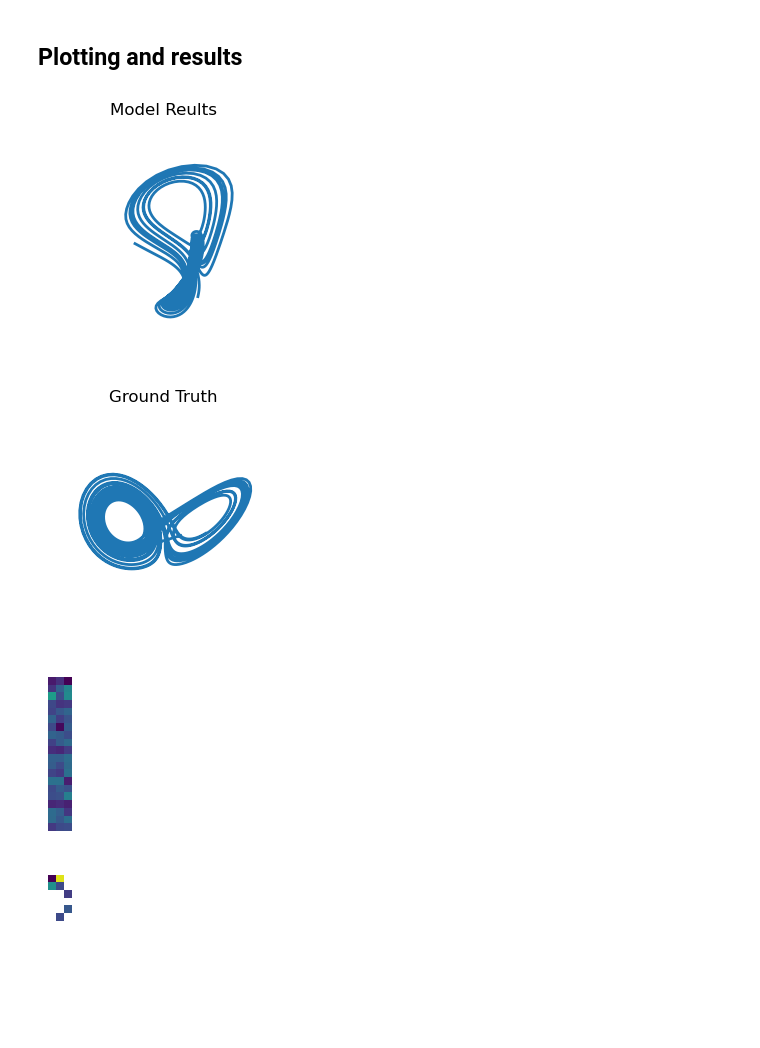
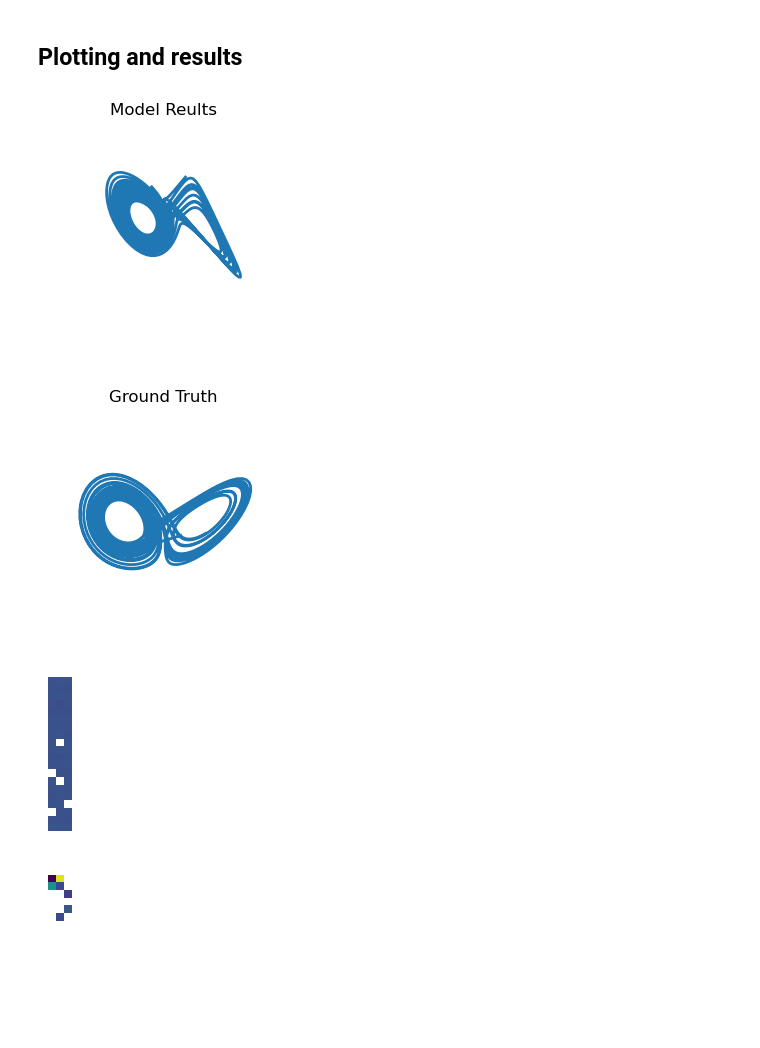
Before and after one commit to bkolev19/Deep_Learning_G03, a Jupyter notebook: Lorenz/lorenz_analyse.ipynb, the cells around one changed output. Drawn from its saved outputs; the diff is of its cells as text; code cells hidden in the pictures.

```diff
--- a/Lorenz/lorenz_analyse.ipynb
+++ b/Lorenz/lorenz_analyse.ipynb
@@ -22,7 +16,8 @@ Name of current CUDA device:NVIDIA GeForce RTX 3070 Ti Laptop GPU
 # %%
 data_path           = os.getcwd() + '/'
 save_name           = 'lorents_model_analysed'
-params              = pickle.load(open('lorenz_trained_model.pkl', 'rb'))
+params              = pickle.load(open('lorenz_trained_model_KAGGLE.pkl', 'rb'))
+# params              = pickle.load(open('lorenz_trained_model.pkl', 'rb'))
 params['save_name'] = data_path + save_name
 # %% [markdown]
 ### Generating test data
@@ -72,17 +67,14 @@ Refined training Loss epoch 100:         0.00052018487
 # %% [markdown]
 # Simulations
 # %%
+params['sindy_coefficients'] = params['sindy_coefficients'].detach().numpy()
 autoencoder_network = Autoencoder(params)
 autoencoder_network.eval()
 x_tensor            = torch.tensor(test_data['x'], dtype=torch.float32)
 dx_tensor           = torch.tensor(test_data['dx'], dtype=torch.float32)
 autoencoder_network.forward([x_tensor, dx_tensor])
 z_sim               = autoencoder_network.z.detach().numpy()
-sindy_coeeff_res    = params['sindy_coefficients'].detach().numpy()
 
 lorenz_sim = sindy_simulate(
     test_data['z'][0], t, test_data['sindy_coefficients'], params['poly_order'], params['include_sine']
 )
-
-print( test_data['sindy_coefficients'])
-print(params['sindy_coefficients'])
@@ -122,28 +96,28 @@ plt.axis('off')
 plt.title('Ground Truth')
 ax2.view_init(azim=120)
 # %% [output]
-[figure, old version]
+[figure, new version]
 [figure]
 # %%
-Xi_plot = (params['coefficient_mask']*sindy_coeeff_res)
+Xi_plot = (params['coefficient_mask']*params['sindy_coefficients'])
 Xi_plot[Xi_plot==0] = np.inf
 plt.figure(figsize=(1,2))
 plt.imshow(Xi_plot, interpolation='none')
 plt.xticks([])
 plt.yticks([])
 plt.axis('off')
 plt.clim([-10,30])
 
 Xi_true_plot = np.copy(test_data['sindy_coefficients'])
 Xi_true_plot[Xi_true_plot==0] = np.inf
 Xi_true_plot[6,1] = -1.
 Xi_true_plot[5,2] = 1.
 plt.figure(figsize=(1,2))
 plt.imshow(Xi_true_plot, interpolation='none')
 plt.xticks([])
 plt.yticks([])
 plt.axis('off')
 plt.clim([-10,30])
 # %% [output]
-[figure, old version]
+[figure, new version]
 [figure]
```
Also changed, not shown: parts of 4 cells of this notebook, 1 other file.
